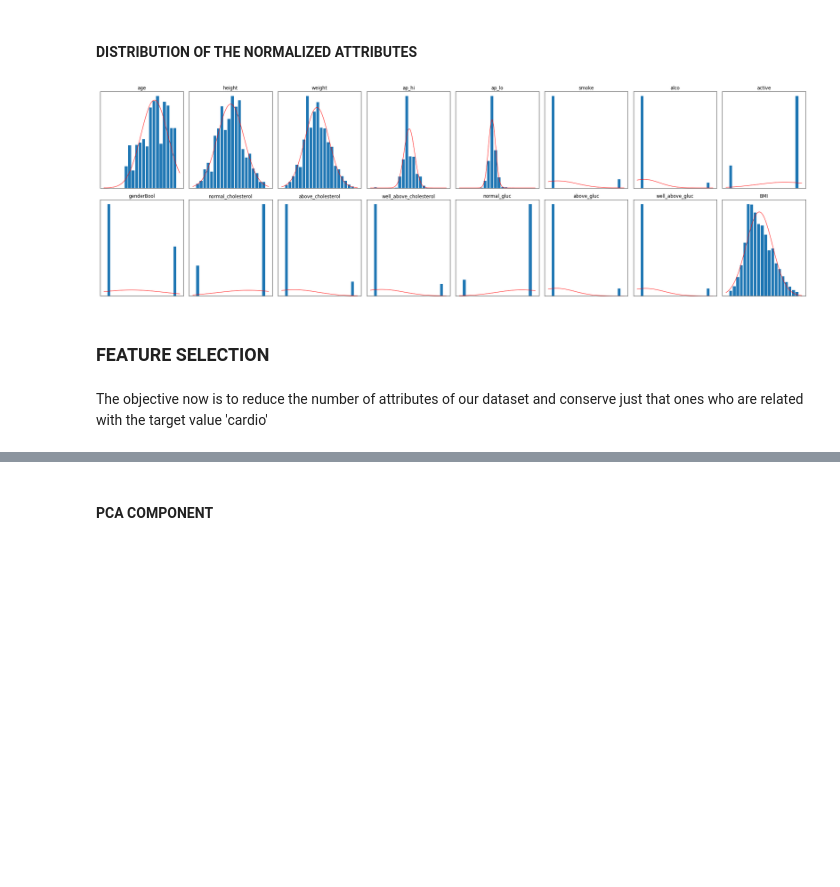
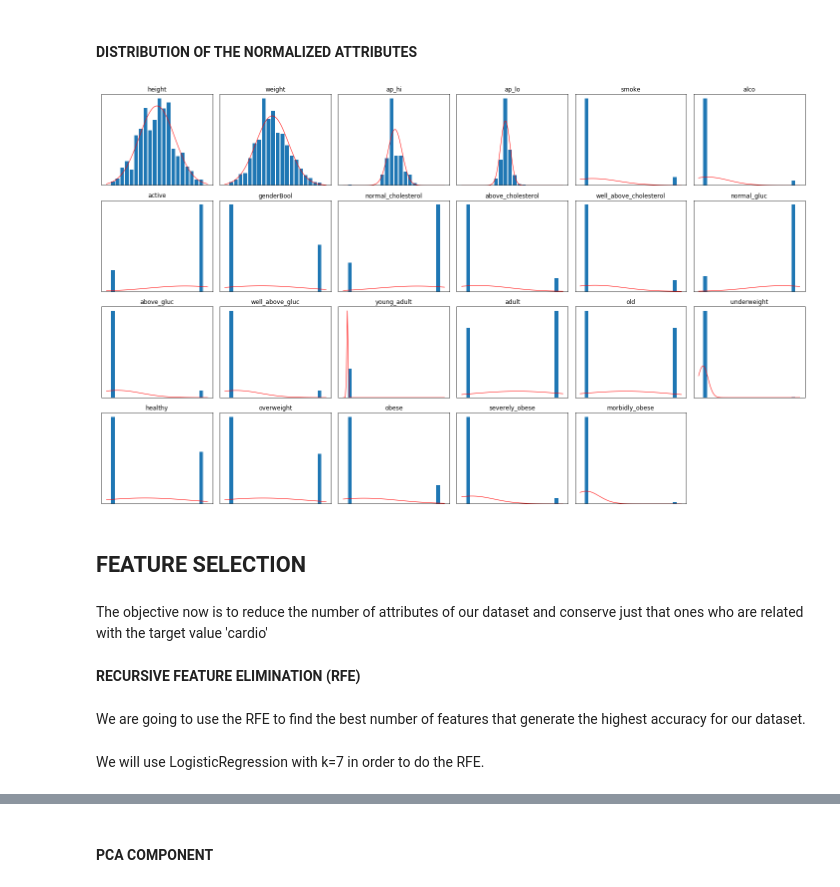
Before and after one commit to Victorbs18/Cardiovascular_Desease-ML, a Jupyter notebook: KAGGLE CASE.ipynb, the cells around one changed output, grey strips where cells are left out. Saved outputs shown, nothing was run; the diff lists cells and outputs as text; code cells hidden in the pictures; blank space fills up the shorter version.

```diff
--- a/KAGGLE CASE.ipynb
+++ b/KAGGLE CASE.ipynb
@@ -314,2 +434,0 @@ As we did before with weight and height we will tranform the attribute with a lo
-# %%
-dC[['BMI']]=np.log(dC[['BMI']])
@@ -320,3 +434,0 @@ For the feature BMI, No of Outliers is 648
-# %%
-dC = dC[(dC['BMI'] > dC['BMI'].quantile(0.005)) & (dC['BMI'] < dC['BMI'].quantile(0.995))]
-detect_outliers(dC[['BMI']])
@@ -337,2 +434,0 @@ The attribute age it's in days, we are going to pass it to years for a better co
-# %%
-dC['age'] = dC['age'].div(365).apply(lambda x: int(x))
@@ -378,8 +452,9 @@ Index(['id', 'age', 'gender', 'height', 'weight', 'ap_hi', 'ap_lo',
       dtype='object')
 # %%
-colX =  [i for i in dC.columns if i not in ['id','gender','cholesterol','gluc','cardio']]
+colX =  [i for i in dC.columns if i not in ['id','gender','cholesterol','gluc','BMI','age','cardio']]
+colXY= [i for i in dC.columns if i not in ['id','gender','cholesterol','gluc','BMI','age',]]
 print('Columns that we will use: ',colX)
 X = np.array(dC[colX])
 y = np.array(dC['cardio'])
-X.shape[1]
+X.shape
 # %% [output]
@@ -400,31 +475,37 @@ X_scaled = mm.fit_transform(X)
 #### DISTRIBUTION OF THE NORMALIZED ATTRIBUTES
 # %%
 from scipy.stats import norm
-fig = plt.figure(figsize=(26, 8))
+fig = plt.figure(figsize=(20, 12))
 
-for i in range(16):
+for i in range(23):
     xi = X[:,i]
     xi = xi.astype(float)
-    plt.subplot(2,8, i+1)
-    plt.hist(xi, bins=20, range=[np.nanmin(xi), np.nanmax(xi)],density=True, histtype="bar", rwidth=0.8, label="hola")
+    plt.subplot(4,6, i+1)
+    plt.hist(xi, bins=20, range=[np.nanmin(xi), np.nanmax(xi)],density=True, histtype="bar", rwidth=0.8)
     plt.title(colX[i])
 
     xi = xi[~np.isnan(xi)]
     mu, std = norm.fit(xi)
     xmin, xmax = plt.xlim()
     xh = np.linspace(xmin, xmax, 100)
     p = norm.pdf(xh, mu, std)
     plt.plot(xh, p, 'k', linewidth=1,color='r')
 
     g = plt.gca()
     g.axes.get_xaxis().set_visible(False)
     g.axes.get_yaxis().set_visible(False)
 
 plt.tight_layout()
 plt.show()
 # %% [output]
-[figure, old version]
+[figure, new version]
 # %% [markdown]
-### FEATURE SELECTION
+## FEATURE SELECTION
 # %% [markdown]
 The objective now is to reduce the number of attributes of our dataset and conserve just that ones who are related with the target value 'cardio'
+# %% [markdown]
+**RECURSIVE FEATURE ELIMINATION (RFE)**
+# %% [markdown]
+We are going to use the RFE to find the best number of features that generate the highest accuracy for our dataset.
+# %% [markdown]
+We will use LogisticRegression with k=7 in order to do the RFE.
```
Also changed, not shown: parts of 217 cells of this notebook.
